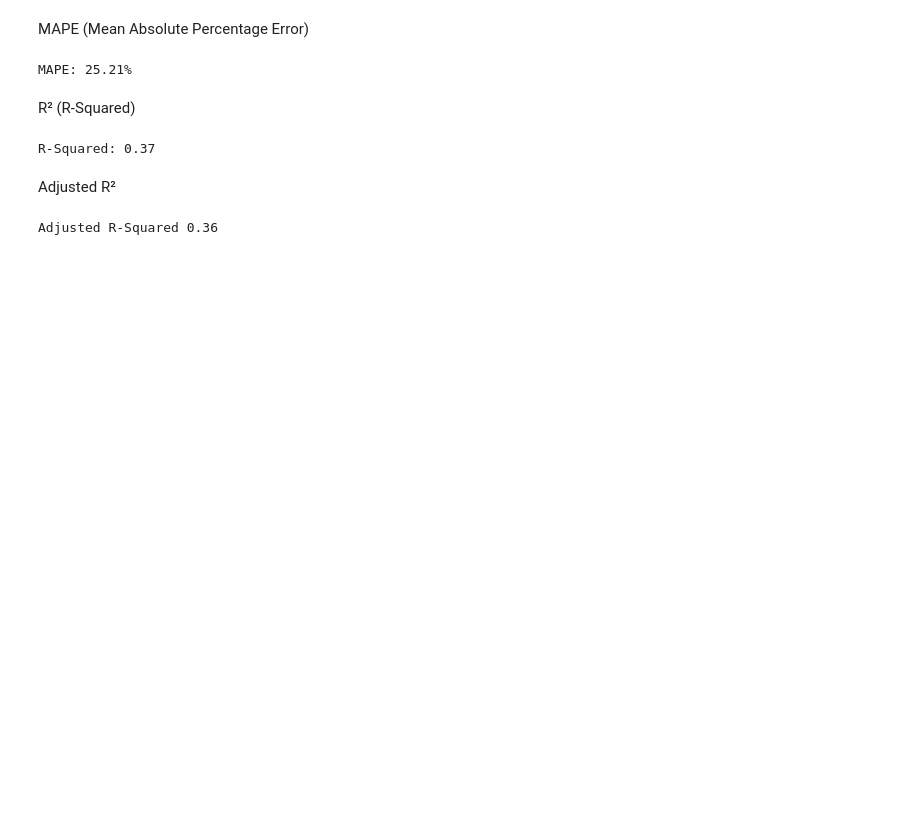
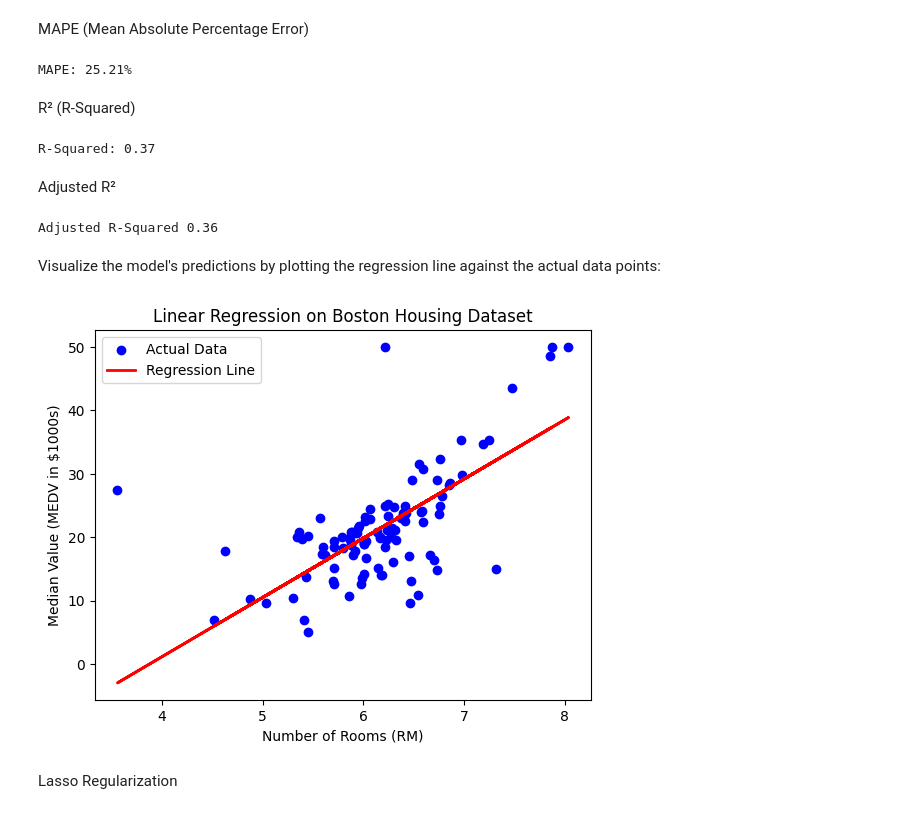
Before and after one commit to aadityasharma26/Boston_Housing, a Jupyter notebook: Boston_Housing.ipynb, the cells around one changed output. Cells and saved outputs as stored; diff of their text form; code cells hidden in the pictures; blank space fills up the shorter version.

```diff
--- a/Boston_Housing.ipynb
+++ b/Boston_Housing.ipynb
@@ -382,3 +382,20 @@ adjusted_r2 = 1 - ((1 - r2) * (n - 1) / (n - p - 1))
 print(f"Adjusted R-Squared {adjusted_r2:.2f}")
 # %% [output]
 Adjusted R-Squared 0.36
+# %% [markdown]
+Visualize the model's predictions by plotting the regression line against the actual data points:
+# %%
+import matplotlib.pyplot as plt
+
+# Plotting the results
+plt.scatter(X_test, y_test, color='blue', label='Actual Data')
+plt.plot(X_test, y_pred, color='red', linewidth=2, label='Regression Line')
+plt.xlabel('Number of Rooms (RM)')
+plt.ylabel('Median Value (MEDV in $1000s)')
+plt.title('Linear Regression on Boston Housing Dataset')
+plt.legend()
+plt.show()
+# %% [output]
+[figure, added]
+# %% [markdown]
+Lasso Regularization
```
Also changed, not shown: parts of 5 cells of this notebook.
